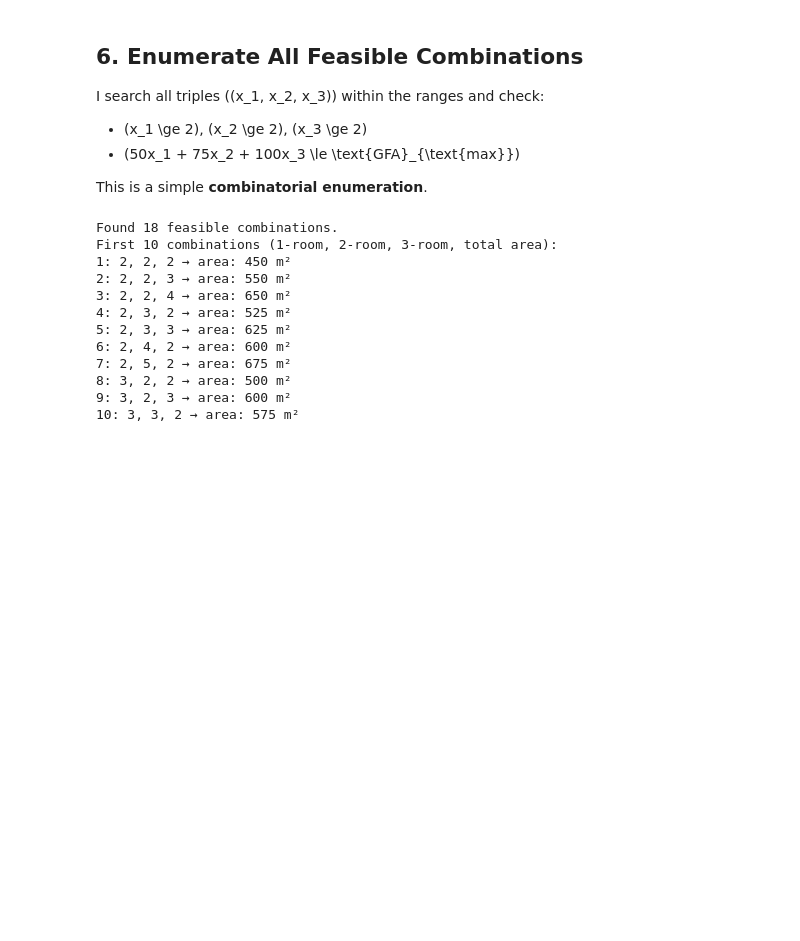
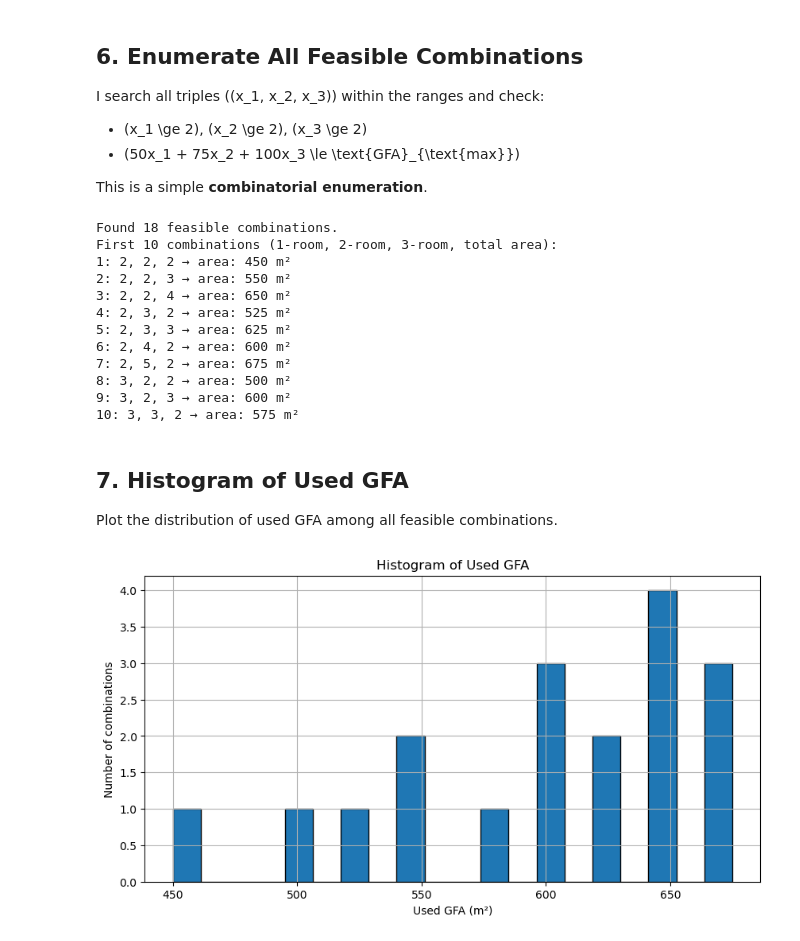
Before and after one commit to KamenDDobrev/math_con_for_dev_project, a Jupyter notebook: site_analysis_kd.ipynb, the cells around one changed output. Cells and saved outputs as stored; diff of their text form; code cells hidden in the pictures; blank space fills up the shorter version.

Commit message:
feat: add histogram of used built area

```diff
--- a/site_analysis_kd.ipynb
+++ b/site_analysis_kd.ipynb
@@ -173,3 +173,18 @@ First 10 combinations (1-room, 2-room, 3-room, total area):
 8: 3, 2, 2 → area: 500 m²
 9: 3, 2, 3 → area: 600 m²
 10: 3, 3, 2 → area: 575 m²
+# %% [markdown]
+## 7. Histogram of Used GFA
+
+Plot the distribution of used GFA among all feasible combinations.
+# %%
+areas_used = [sol[3] for sol in feasible_solutions]
+plt.figure(figsize=(10,5))
+plt.hist(areas_used, bins=20, edgecolor='black')
+plt.xlabel('Used GFA (m²)')
+plt.ylabel('Number of combinations')
+plt.title('Histogram of Used GFA')
+plt.grid(True)
+plt.show()
+# %% [output]
+[figure, added]
```
